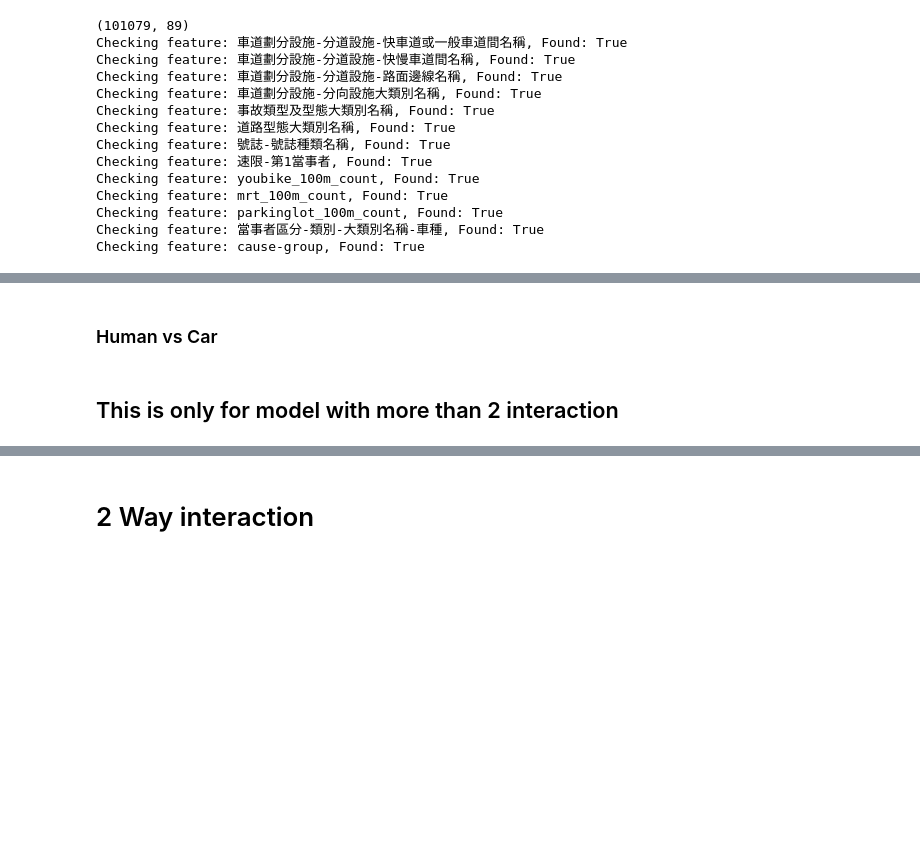
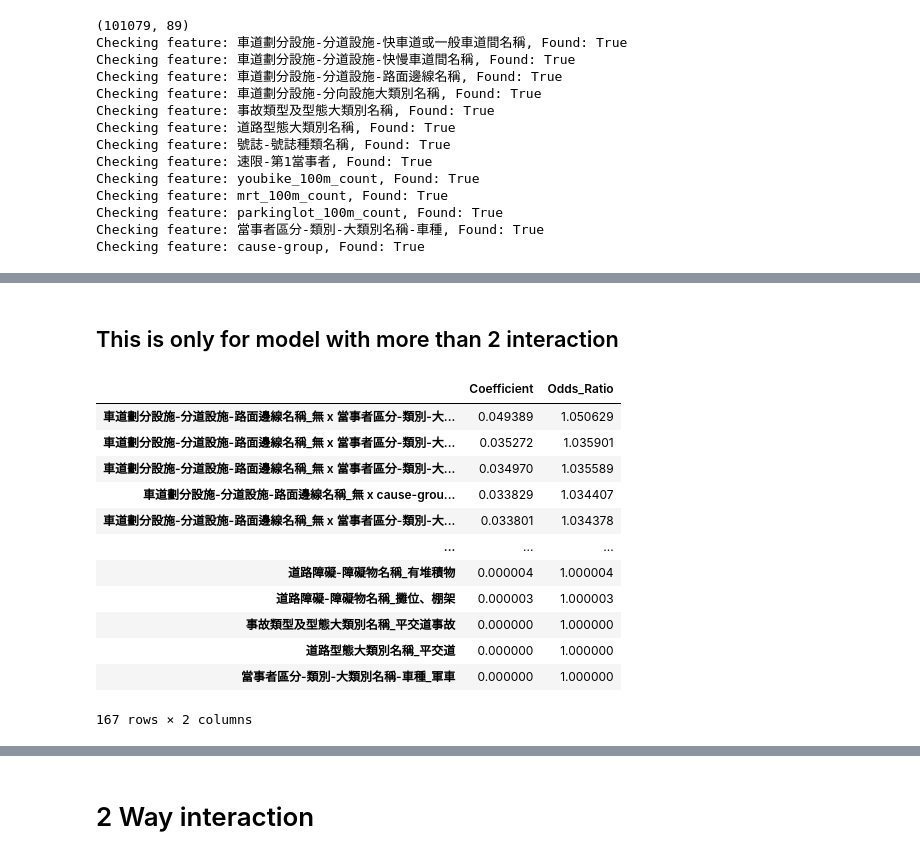
Before and after one commit to kennywang112/ST-RTA, a Jupyter notebook: ModelsV4/Model.ipynb, the cells around one changed output, grey strips where cells are left out. Drawn from its saved outputs; the diff is of its cells as text; code cells hidden in the pictures; blank space fills up the shorter version.

```diff
--- a/ModelsV4/Model.ipynb
+++ b/ModelsV4/Model.ipynb
@@ -812,2 +712,0 @@ plot_interaction('cause-group', structured_cause, filter_val=None)
-# %% [markdown]
-### Human vs Car
@@ -823 +715,20 @@ import pandas as pd
+# %%
+data = all_importance['model_3_multiply']['rf'][0]
+df_importance = pd.DataFrame.from_dict(data, orient='index', columns=['Coefficient', 'Odds_Ratio'])
+df_importance = df_importance.sort_values(by='Coefficient', ascending=False)
+df_importance
+# %% [output]
+|  | Coefficient | Odds_Ratio |
+| 車道劃分設施-分道設施-路面邊線名稱_無 x 當事者區分-類別-大... | 0.049389 | 1.050629 |
+| 車道劃分設施-分道設施-路面邊線名稱_無 x 當事者區分-類別-大... | 0.035272 | 1.035901 |
+| 車道劃分設施-分道設施-路面邊線名稱_無 x 當事者區分-類別-大... | 0.034970 | 1.035589 |
+| 車道劃分設施-分道設施-路面邊線名稱_無 x cause-grou... | 0.033829 | 1.034407 |
+| 車道劃分設施-分道設施-路面邊線名稱_無 x 當事者區分-類別-大... | 0.033801 | 1.034378 |
+| ... | ... | ... |
+| 道路障礙-障礙物名稱_有堆積物 | 0.000004 | 1.000004 |
+| 道路障礙-障礙物名稱_攤位、棚架 | 0.000003 | 1.000003 |
+| 事故類型及型態大類別名稱_平交道事故 | 0.000000 | 1.000000 |
+| 道路型態大類別名稱_平交道 | 0.000000 | 1.000000 |
+| 當事者區分-類別-大類別名稱-車種_軍車 | 0.000000 | 1.000000 |
+167 rows × 2 columns
 # %%
```
Also changed, not shown: parts of 38 cells of this notebook, 2 other files.
